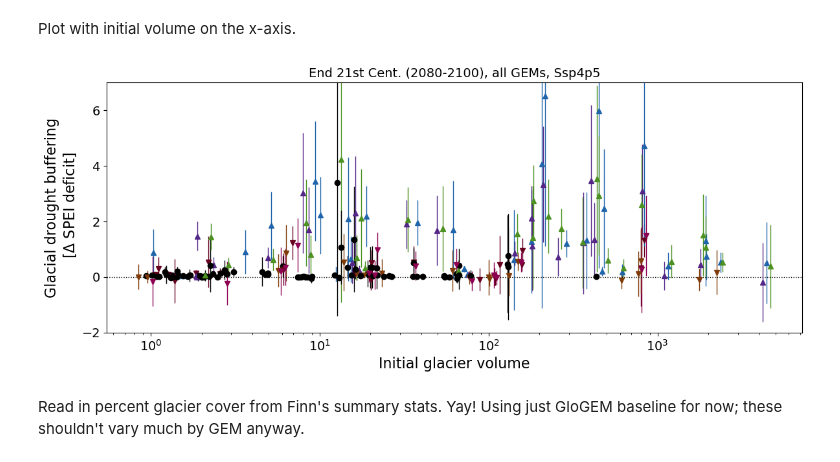
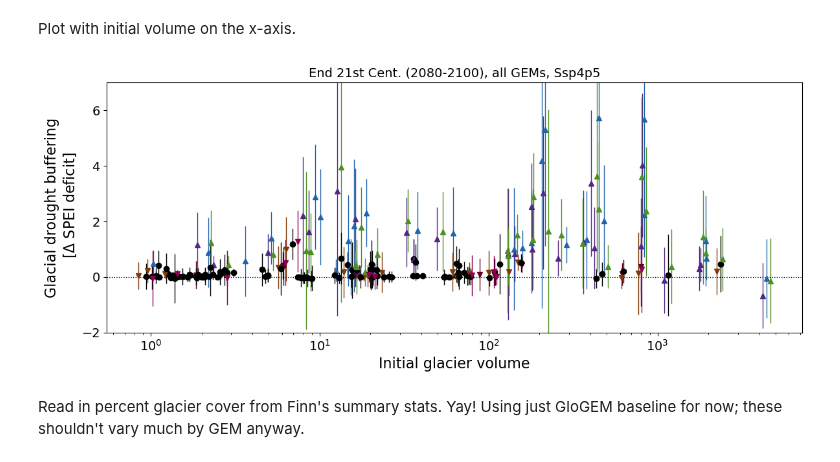
Before and after one commit to ehultee/glacial-SPEI, a Jupyter notebook: 20240215-multi_GEM-buffering_vs_aridity.ipynb, the cells around one changed output. Cells and saved outputs as stored; diff of their text form; code cells hidden in the pictures.

Commit message:
Revise read-in
Use SPEI from all GCMs, and use the read-in order Sloan defined

```diff
--- a/20240215-multi_GEM-buffering_vs_aridity.ipynb
+++ b/20240215-multi_GEM-buffering_vs_aridity.ipynb
@@ -17,17 +18,30 @@ import gSPEI as gSPEI
 # %%
 ## Define the filepath -- new data is streamed from Google Drive
 # fpath = '/Volumes/GoogleDrive/My Drive/Runoff-intercomparison/SPEI_computed/Results-scoats-20230901/'
-fpath = '/Volumes/GoogleDrive/My Drive/Runoff-intercomparison/SPEI_computed/Results-scoats-20231023/'
-
+# fpath = '/Volumes/GoogleDrive/My Drive/Runoff-intercomparison/SPEI_computed/Results-scoats-20231023/'
+fpath = '/Users/lizz/Desktop/SPEI-scoats-20240819/'
 
 ## Settings in filenames -- slightly different model names and scenarios
 gmodels = ['GloGEM', 'PyGEM', 'OGGM']
 integration_times = np.arange(3, 28, 4) # all SPEI integration times used
-modelnames_provis = ['BCC.BCC-CSM2-MR',
-                    'MPI-M.MPI-ESM1-2-HR',
-                    'MRI.MRI-ESM2-0',
-                    'NCAR.CESM2-WACCM',
-                    'NCC.NorESM2-MM']
+# modelnames_provis = ['BCC.BCC-CSM2-MR',
+#                     'MPI-M.MPI-ESM1-2-HR',
+#                     'MRI.MRI-ESM2-0',
+#                     'NCAR.CESM2-WACCM',
+#                     'NCC.NorESM2-MM']
+
+## Settings in filenames -- slightly different model names and scenarios
+modelnames = ['BCC-CSM2-MR',
+              'MPI-ESM1-2-HR',
+              'MRI-ESM2-0',
+              'CESM2-WACCM',
+              'NorESM2-MM',
+              'FGOALS-f3-L',
+              'GFDL-ESM4',
+              'INM-CM4-8',
+              'INM-CM5-0',
+              'EC-Earth3',
+              'EC-Earth3-Veg']
 
 
 scenarios = ['Ssp2p6', 'Ssp4p5', 'Ssp7p0', 'Ssp8p5'] # climate scenarios
@@ -77,8 +91,8 @@ scen = scenarios[1] # choose which SSP to load
 ## Create terrible nested dictionary until we overhaul the rest of the structure
 SPEI_by_GEM = {g: {} for g in gmodels} ## outer organization by glacier model
 for g in gmodels:
-    SPEI_by_model = {m: {} for m in modelnames_provis} # create dictionary indexed by model name
-    for m in modelnames_provis:
+    SPEI_by_model = {m: {} for m in modelnames} # create dictionary indexed by model name
+    for m in modelnames:
         norunoff_f_m = fpath+'NRunoff_{}_{}_{}_{}.txt'.format(g, itime, m, scen)
         wrunoff_f_m = fpath+'WRunOff_{}_{}_{}_{}.txt'.format(g, itime, m, scen)
         SPEI_by_model[m]['NRunoff'] = np.loadtxt(norunoff_f_m)
@@ -102,7 +116,7 @@ for g in gmodels:
         SPEI_by_basin[b] = {case: {} for case in cases}
         for case in cases:
             tempdict = {}
-            for m in modelnames_provis:
+            for m in modelnames:
                 tempdict[m] = SPEI_by_GEM[g][m][case][i] # pull data from SPEI_by_model dicts into this new dict
             SPEI_by_basin[b][case] = pd.DataFrame.from_dict(tempdict)
     SPEI_basin_sorted_GEM_raw[g] = SPEI_by_basin
@@ -124,16 +138,16 @@ Here we will use the early century 2000-2020 as a reference period.  We set up a
 basin_stats_bymodel_early = {g:
                             {m:
                              {b: gSPEI.basin_summary_stats(SPEI_basin_sorted_GEM[g], basin_name=b, modelnames=[m], period=(2000,2020)) for b in basin_names}
-                             for m in modelnames_provis}
+                             for m in modelnames}
                             for g in gmodels}
 basin_stats_bymodel_midC = {g:
                             {m:
                             {b: gSPEI.basin_summary_stats(SPEI_basin_sorted_GEM[g], basin_name=b, modelnames=[m], period=(2040,2060)) for b in basin_names}
-                             for m in modelnames_provis}
+                             for m in modelnames}
                             for g in gmodels}
 
 basin_stats_bymodel_endC = {g:
                             {m: {b: gSPEI.basin_summary_stats(SPEI_basin_sorted_GEM[g], basin_name=b, modelnames=[m], period=(2080,2100)) for b in basin_names}
-                             for m in modelnames_provis}
+                             for m in modelnames}
                             for g in gmodels}
 # %%
@@ -205,7 +219,7 @@ for increment in range(len(gmodels)):
 
         vol = initial_vols.loc[b,test_GEM]
 
-        for m in modelnames_provis:
+        for m in modelnames:
             number_b.append(basin_stats_bymodel_early[test_GEM][m][b][0][1]
                             -basin_stats_bymodel_early[test_GEM][m][b][0][0])
             number_midC.append(basin_stats_bymodel_midC[test_GEM][m][b][0][1]
@@ -268,34 +282,34 @@ for increment in range(len(gmodels)):
         # ax7.errorbar(pg, np.nanmean(severity_b),
         #              yerr=(((np.nanmean(severity_b)-np.nanmin(severity_b), np.nanmax(severity_b)-np.nanmean(severity_b)),)),
         #              color='k', marker='o', lw=1.0)
         # ## Second column: mid-c
         # ax2.errorbar(pg, np.nanmean(number_midC),
         #              yerr=(((np.nanmean(number_midC)-np.nanmin(number_midC), np.nanmax(number_midC)-np.nanmean(number_midC)),)),
         #              color=midC_color_n, marker=midC_marker_n, lw=1.0)
         # ax8.errorbar(pg, np.nanmean(severity_midC),
         #              yerr=(((np.nanmean(severity_midC)-np.nanmin(severity_midC), np.nanmax(severity_midC)-np.nanmean(severity_midC)),)),
         #              color=midC_color_s, marker=midC_marker_s, lw=1.0)
         # ## Third column: end of century
         # ax3.errorbar(pg, np.nanmean(number_endC),
         #              yerr=(((np.nanmean(number_endC)-np.nanmin(number_endC), np.nanmax(number_endC)-np.nanmean(number_endC)),)),
         #              color=endC_color_n, marker=endC_marker_n, lw=1.0)
         ax.errorbar(vol, np.nanmean(severity_endC),
                      yerr=np.asarray(np.nanmean(severity_endC)-np.nanmin(severity_endC), np.nanmax(severity_endC)-np.nanmean(severity_endC)).transpose(),
                      color=endC_color_s, marker=endC_marker_s, lw=1.0)
 
 
 ax.set_ylabel(r'Glacial drought buffering'
               '\n'
               ' [$\Delta$ SPEI deficit]',fontsize=16)
 ax.set(xscale='log', ylim=(-2,7))
 ax.set_yticks([-2, 0, 2, 4, 6])
 ax.set_xlabel('Initial glacier volume', fontsize=16)
 ax.set_title('End 21st Cent. (2080-2100), all GEMs, {}'.format(scen), fontsize=14)
 ax.tick_params(which='both', labelsize=14)
 ax.axhline(0, ls=':', lw=1.0, color='k')
 plt.tight_layout()
 # %% [output]
-[figure, old version]
+[figure, new version]
 # %% [markdown]
 Read in percent glacier cover from Finn's summary stats.  Yay! Using just GloGEM baseline for now; these shouldn't vary much by GEM anyway.
 # %%
```
Also changed, not shown: parts of 11 cells of this notebook.
